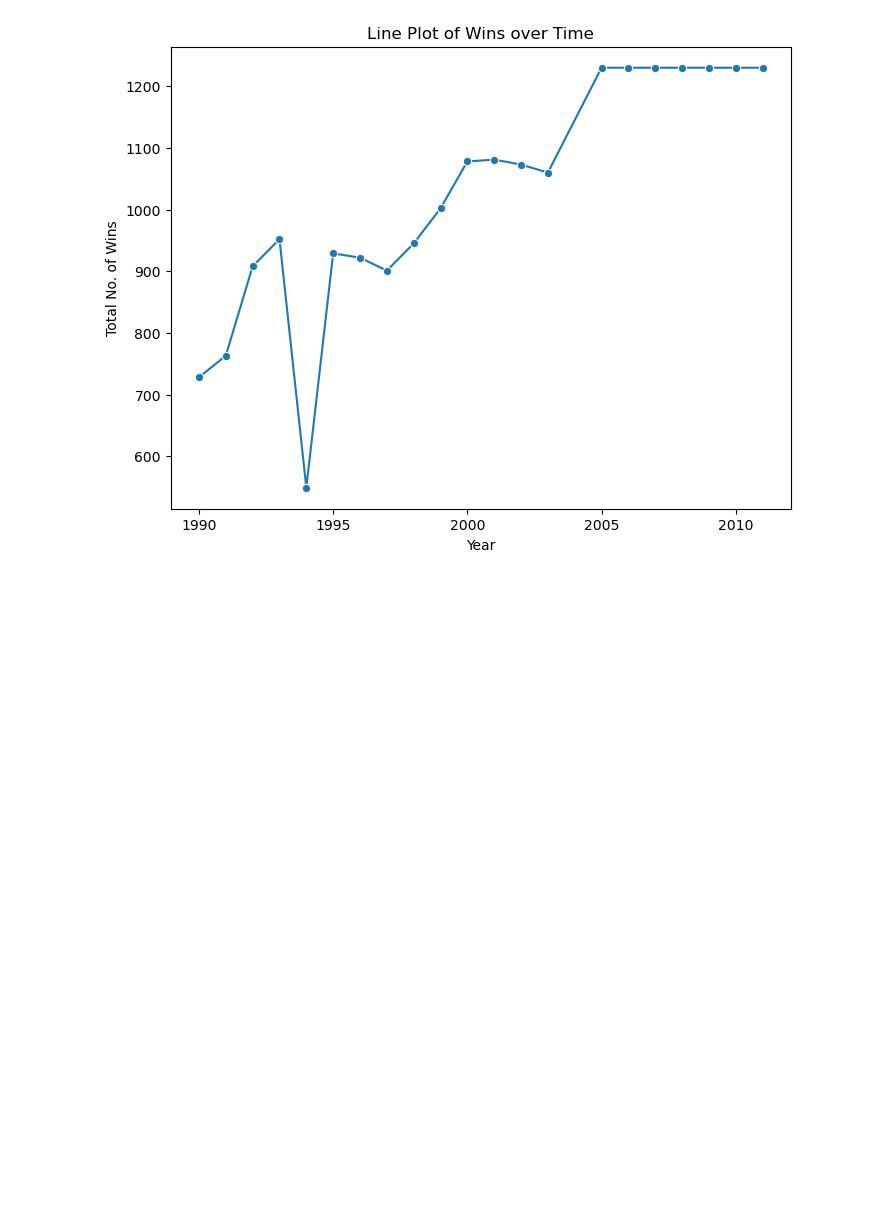
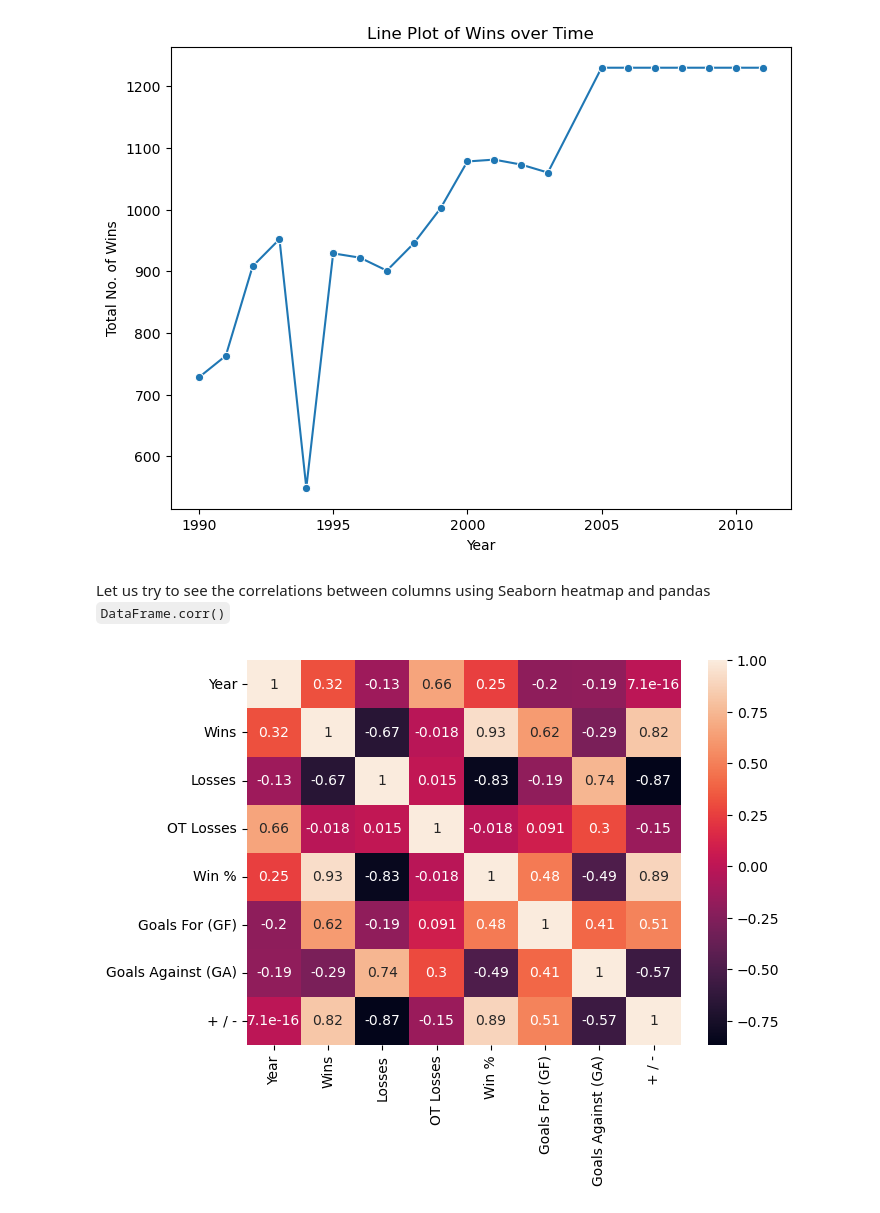
Before and after one commit to ni-lie/web-scraping-plus-eda, a Jupyter notebook: main.ipynb, the cells around one changed output. Saved outputs shown, nothing was run; the diff lists cells and outputs as text; code cells hidden in the pictures; blank space fills up the shorter version.

Commit message:
feat: compute pairwise correlations b/w cols

```diff
--- a/main.ipynb
+++ b/main.ipynb
@@ -225,3 +225,14 @@ plt.title('Line Plot of Wins over Time')
 plt.show()
 # %% [output]
 [figure]
+# %% [markdown]
+Let us try to see the correlations between columns using Seaborn heatmap and pandas `DataFrame.corr()`
+# %%
+sns.heatmap(df.corr(numeric_only=True), annot = True)
+
+# adjust figure size
+# plt.rcParams['figure.figsize'] = (7, 5)
+
+plt.show()
+# %% [output]
+[figure, added]
```
